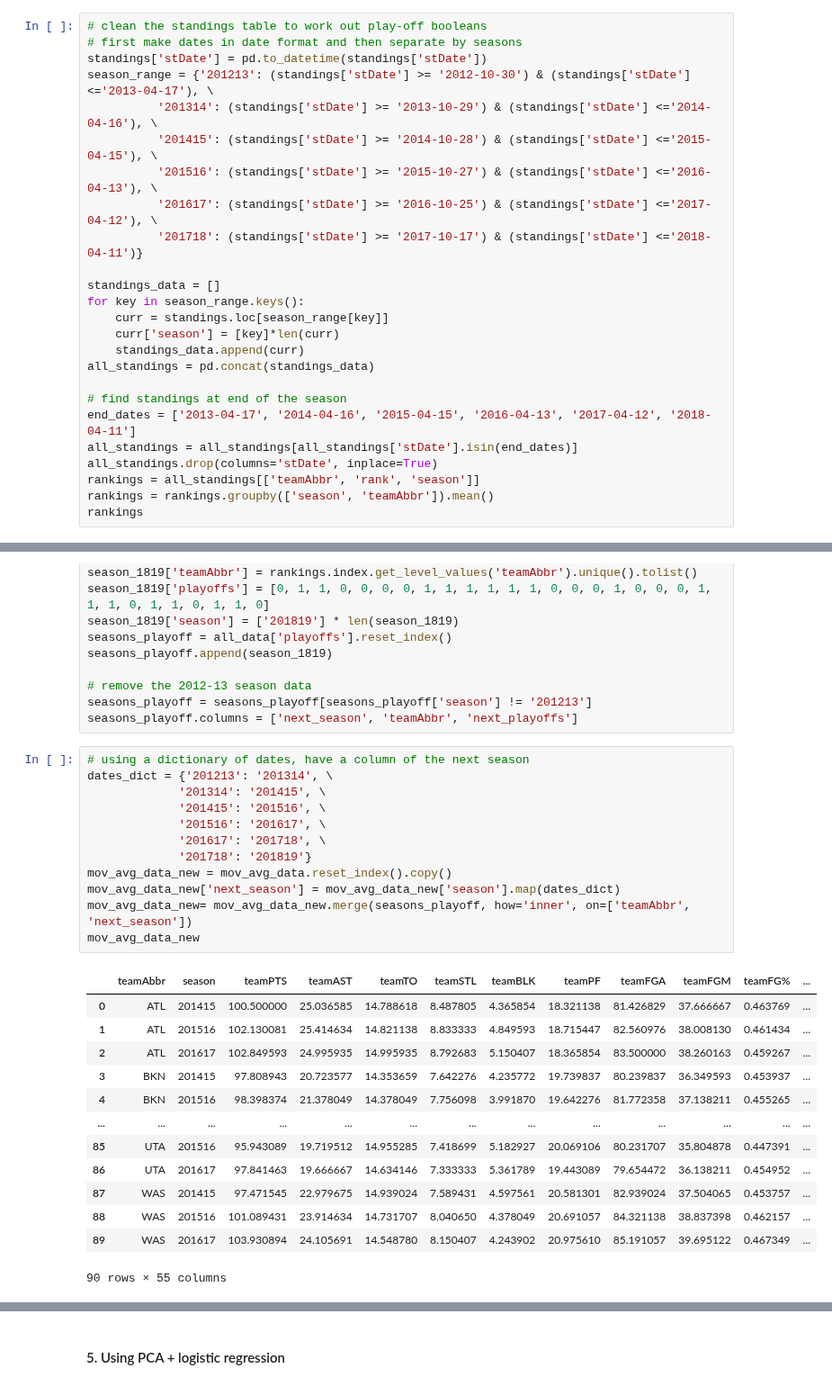
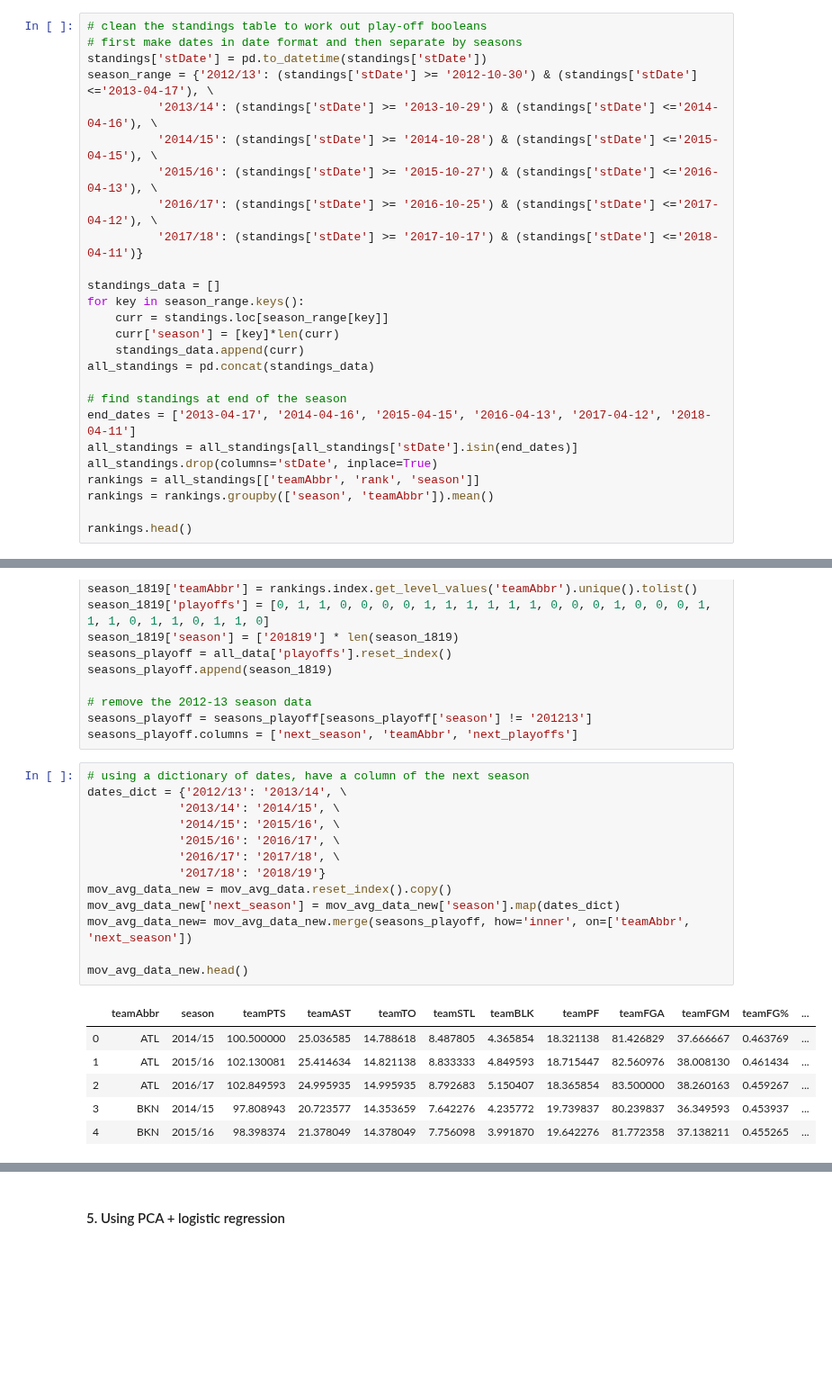
Before and after one commit to ktang98/basketball_analysis, a Jupyter notebook: basketball/basketball_analysis.ipynb, the cells around one changed output, grey strips where cells are left out. Shown at 90% size. Cells and saved outputs as stored; diff of their text form; blank space fills up the shorter version.

```diff
--- a/basketball/basketball_analysis.ipynb
+++ b/basketball/basketball_analysis.ipynb
@@ -81,12 +200,12 @@ stats_by_season
 # clean the standings table to work out play-off booleans
 # first make dates in date format and then separate by seasons
 standings['stDate'] = pd.to_datetime(standings['stDate'])
-season_range = {'201213': (standings['stDate'] >= '2012-10-30') & (standings['stDate'] <='2013-04-17'), \
-          '201314': (standings['stDate'] >= '2013-10-29') & (standings['stDate'] <='2014-04-16'), \
-          '201415': (standings['stDate'] >= '2014-10-28') & (standings['stDate'] <='2015-04-15'), \
-          '201516': (standings['stDate'] >= '2015-10-27') & (standings['stDate'] <='2016-04-13'), \
-          '201617': (standings['stDate'] >= '2016-10-25') & (standings['stDate'] <='2017-04-12'), \
-          '201718': (standings['stDate'] >= '2017-10-17') & (standings['stDate'] <='2018-04-11')}
+season_range = {'2012/13': (standings['stDate'] >= '2012-10-30') & (standings['stDate'] <='2013-04-17'), \
+          '2013/14': (standings['stDate'] >= '2013-10-29') & (standings['stDate'] <='2014-04-16'), \
+          '2014/15': (standings['stDate'] >= '2014-10-28') & (standings['stDate'] <='2015-04-15'), \
+          '2015/16': (standings['stDate'] >= '2015-10-27') & (standings['stDate'] <='2016-04-13'), \
+          '2016/17': (standings['stDate'] >= '2016-10-25') & (standings['stDate'] <='2017-04-12'), \
+          '2017/18': (standings['stDate'] >= '2017-10-17') & (standings['stDate'] <='2018-04-11')}
 
 standings_data = []
 for key in season_range.keys():
@@ -101,7 +220,8 @@ all_standings = all_standings[all_standings['stDate'].isin(end_dates)]
 all_standings.drop(columns='stDate', inplace=True)
 rankings = all_standings[['teamAbbr', 'rank', 'season']]
 rankings = rankings.groupby(['season', 'teamAbbr']).mean()
-rankings
+
+rankings.head()
 # %% [output]
 |  |  | rank |
 | season | teamAbbr |  |
@@ -179,27 +280,21 @@ seasons_playoff = seasons_playoff[seasons_playoff['season'] != '201213']
 seasons_playoff.columns = ['next_season', 'teamAbbr', 'next_playoffs']
 # %%
 # using a dictionary of dates, have a column of the next season
-dates_dict = {'201213': '201314', \
-             '201314': '201415', \
-             '201415': '201516', \
-             '201516': '201617', \
-             '201617': '201718', \
-             '201718': '201819'}
+dates_dict = {'2012/13': '2013/14', \
+             '2013/14': '2014/15', \
+             '2014/15': '2015/16', \
+             '2015/16': '2016/17', \
+             '2016/17': '2017/18', \
+             '2017/18': '2018/19'}
 mov_avg_data_new = mov_avg_data.reset_index().copy()
 mov_avg_data_new['next_season'] = mov_avg_data_new['season'].map(dates_dict)
 mov_avg_data_new= mov_avg_data_new.merge(seasons_playoff, how='inner', on=['teamAbbr', 'next_season'])
-mov_avg_data_new
+
+mov_avg_data_new.head()
 # %% [output]
 |  | teamAbbr | season | teamPTS | teamAST | teamTO | teamSTL | teamBLK | teamPF | teamFGA | teamFGM | teamFG% | ... |
-| 0 | ATL | 201415 | 100.500000 | 25.036585 | 14.788618 | 8.487805 | 4.365854 | 18.321138 | 81.426829 | 37.666667 | 0.463769 | ... |
-| 1 | ATL | 201516 | 102.130081 | 25.414634 | 14.821138 | 8.833333 | 4.849593 | 18.715447 | 82.560976 | 38.008130 | 0.461434 | ... |
-| 2 | ATL | 201617 | 102.849593 | 24.995935 | 14.995935 | 8.792683 | 5.150407 | 18.365854 | 83.500000 | 38.260163 | 0.459267 | ... |
-| 3 | BKN | 201415 | 97.808943 | 20.723577 | 14.353659 | 7.642276 | 4.235772 | 19.739837 | 80.239837 | 36.349593 | 0.453937 | ... |
-| 4 | BKN | 201516 | 98.398374 | 21.378049 | 14.378049 | 7.756098 | 3.991870 | 19.642276 | 81.772358 | 37.138211 | 0.455265 | ... |
-| ... | ... | ... | ... | ... | ... | ... | ... | ... | ... | ... | ... | ... |
-| 85 | UTA | 201516 | 95.943089 | 19.719512 | 14.955285 | 7.418699 | 5.182927 | 20.069106 | 80.231707 | 35.804878 | 0.447391 | ... |
-| 86 | UTA | 201617 | 97.841463 | 19.666667 | 14.634146 | 7.333333 | 5.361789 | 19.443089 | 79.654472 | 36.138211 | 0.454952 | ... |
-| 87 | WAS | 201415 | 97.471545 | 22.979675 | 14.939024 | 7.589431 | 4.597561 | 20.581301 | 82.939024 | 37.504065 | 0.453757 | ... |
-| 88 | WAS | 201516 | 101.089431 | 23.914634 | 14.731707 | 8.040650 | 4.378049 | 20.691057 | 84.321138 | 38.837398 | 0.462157 | ... |
-| 89 | WAS | 201617 | 103.930894 | 24.105691 | 14.548780 | 8.150407 | 4.243902 | 20.975610 | 85.191057 | 39.695122 | 0.467349 | ... |
+| 0 | ATL | 2014/15 | 100.500000 | 25.036585 | 14.788618 | 8.487805 | 4.365854 | 18.321138 | 81.426829 | 37.666667 | 0.463769 | ... |
+| 1 | ATL | 2015/16 | 102.130081 | 25.414634 | 14.821138 | 8.833333 | 4.849593 | 18.715447 | 82.560976 | 38.008130 | 0.461434 | ... |
+| 2 | ATL | 2016/17 | 102.849593 | 24.995935 | 14.995935 | 8.792683 | 5.150407 | 18.365854 | 83.500000 | 38.260163 | 0.459267 | ... |
+| 3 | BKN | 2014/15 | 97.808943 | 20.723577 | 14.353659 | 7.642276 | 4.235772 | 19.739837 | 80.239837 | 36.349593 | 0.453937 | ... |
+| 4 | BKN | 2015/16 | 98.398374 | 21.378049 | 14.378049 | 7.756098 | 3.991870 | 19.642276 | 81.772358 | 37.138211 | 0.455265 | ... |
-90 rows × 55 columns
```
Also changed, not shown: parts of 51 cells of this notebook.
